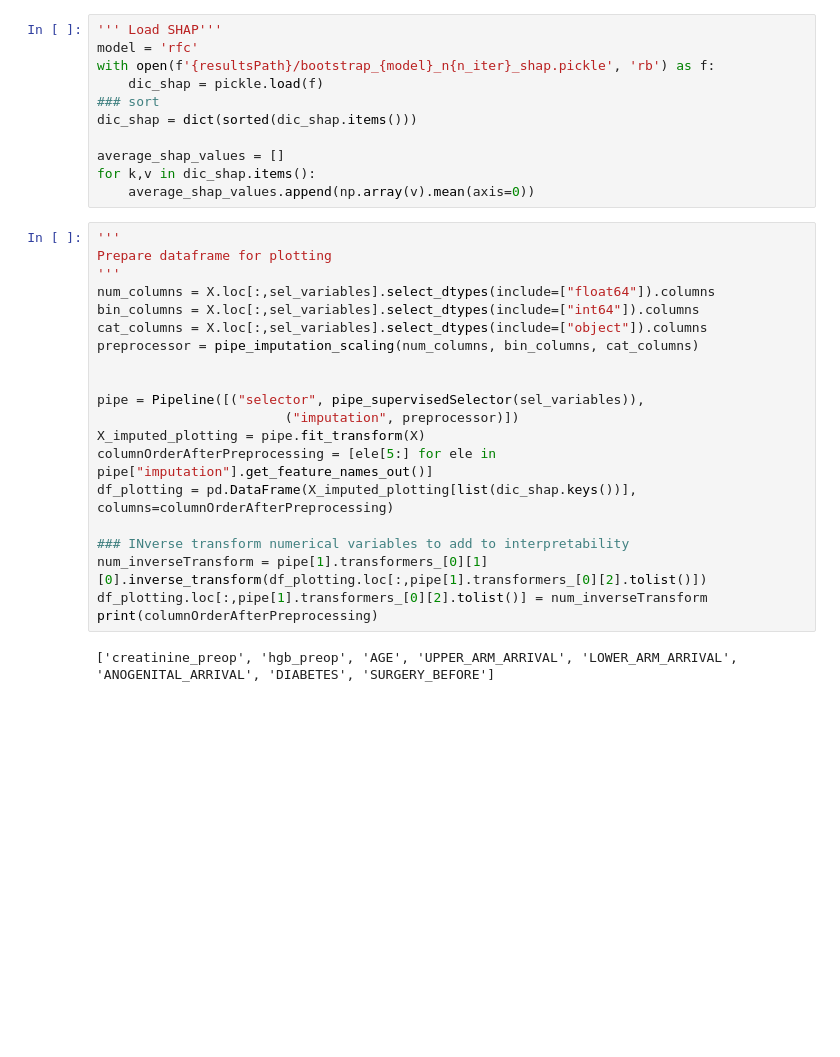
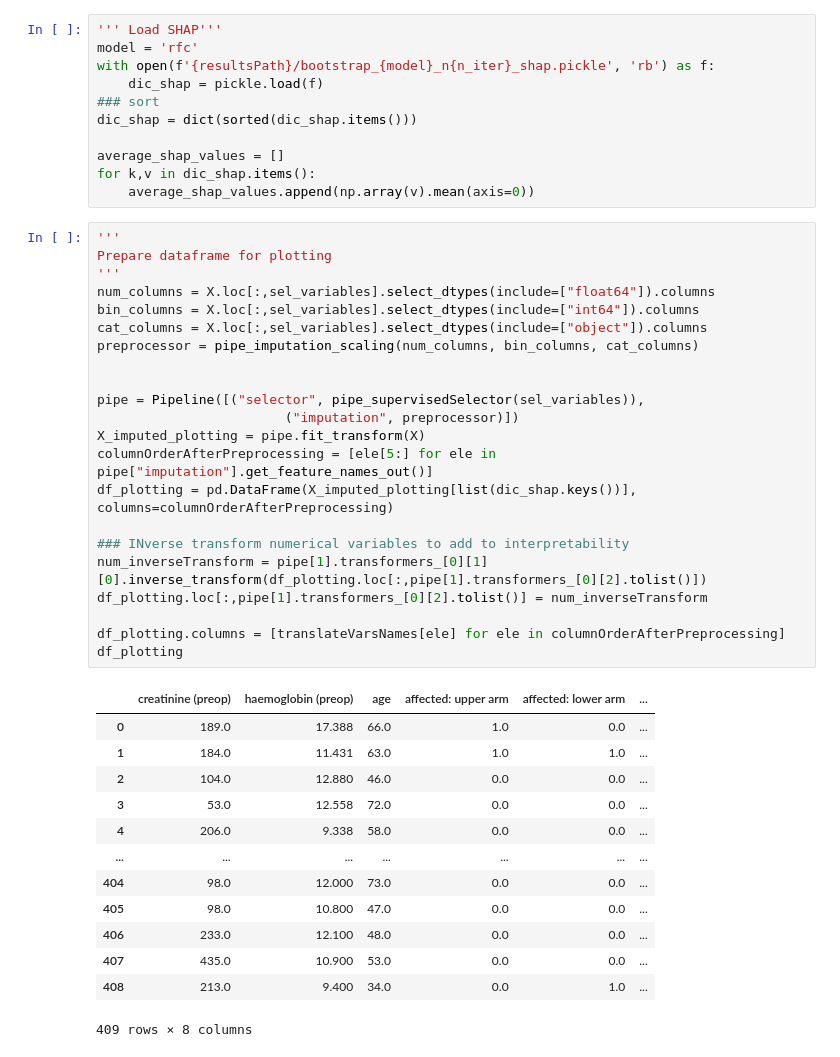
Before and after one commit to sonjakatz/permit-nsti-gas, a Jupyter notebook: scripts/30_internalValidation/02_analyseSHAP.ipynb, the cells around one changed output. Drawn from its saved outputs; the diff is of its cells as text; blank space fills up the shorter version.

```diff
--- a/scripts/30_internalValidation/02_analyseSHAP.ipynb
+++ b/scripts/30_internalValidation/02_analyseSHAP.ipynb
@@ -69,25 +82,39 @@ for k,v in dic_shap.items():
 # %%
 '''
 Prepare dataframe for plotting
 '''
 num_columns = X.loc[:,sel_variables].select_dtypes(include=["float64"]).columns
 bin_columns = X.loc[:,sel_variables].select_dtypes(include=["int64"]).columns
 cat_columns = X.loc[:,sel_variables].select_dtypes(include=["object"]).columns
 preprocessor = pipe_imputation_scaling(num_columns, bin_columns, cat_columns)
 
 
 pipe = Pipeline([("selector", pipe_supervisedSelector(sel_variables)),
                         ("imputation", preprocessor)])
 X_imputed_plotting = pipe.fit_transform(X)
 columnOrderAfterPreprocessing = [ele[5:] for ele in pipe["imputation"].get_feature_names_out()]
 df_plotting = pd.DataFrame(X_imputed_plotting[list(dic_shap.keys())], columns=columnOrderAfterPreprocessing)
 
 ### INverse transform numerical variables to add to interpretability
 num_inverseTransform = pipe[1].transformers_[0][1][0].inverse_transform(df_plotting.loc[:,pipe[1].transformers_[0][2].tolist()])
 df_plotting.loc[:,pipe[1].transformers_[0][2].tolist()] = num_inverseTransform
-print(columnOrderAfterPreprocessing)
+
+df_plotting.columns = [translateVarsNames[ele] for ele in columnOrderAfterPreprocessing]
+df_plotting
 # %% [output]
+|  | creatinine (preop) | haemoglobin (preop) | age | affected: upper arm | affected: lower arm | ... |
+| 0 | 189.0 | 17.388 | 66.0 | 1.0 | 0.0 | ... |
+| 1 | 184.0 | 11.431 | 63.0 | 1.0 | 1.0 | ... |
+| 2 | 104.0 | 12.880 | 46.0 | 0.0 | 0.0 | ... |
+| 3 | 53.0 | 12.558 | 72.0 | 0.0 | 0.0 | ... |
+| 4 | 206.0 | 9.338 | 58.0 | 0.0 | 0.0 | ... |
+| ... | ... | ... | ... | ... | ... | ... |
+| 404 | 98.0 | 12.000 | 73.0 | 0.0 | 0.0 | ... |
+| 405 | 98.0 | 10.800 | 47.0 | 0.0 | 0.0 | ... |
+| 406 | 233.0 | 12.100 | 48.0 | 0.0 | 0.0 | ... |
+| 407 | 435.0 | 10.900 | 53.0 | 0.0 | 0.0 | ... |
+| 408 | 213.0 | 9.400 | 34.0 | 0.0 | 1.0 | ... |
-['creatinine_preop', 'hgb_preop', 'AGE', 'UPPER_ARM_ARRIVAL', 'LOWER_ARM_ARRIVAL', 'ANOGENITAL_ARRIVAL', 'DIABETES', 'SURGERY_BEFORE']
+409 rows × 8 columns
 # %%
 sns.set_theme(style="white", font_scale=1.2)
 shap.summary_plot(np.array(average_shap_values),
```
Also changed, not shown: parts of 6 cells of this notebook, 23 other files.
